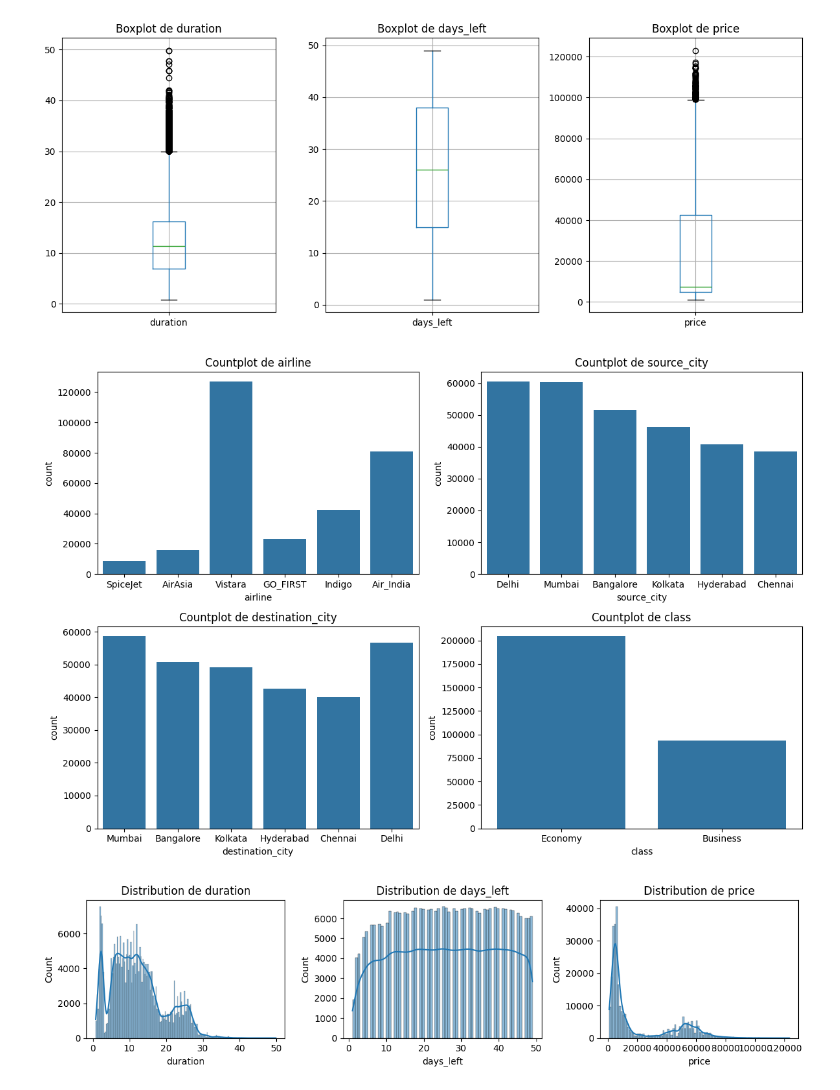
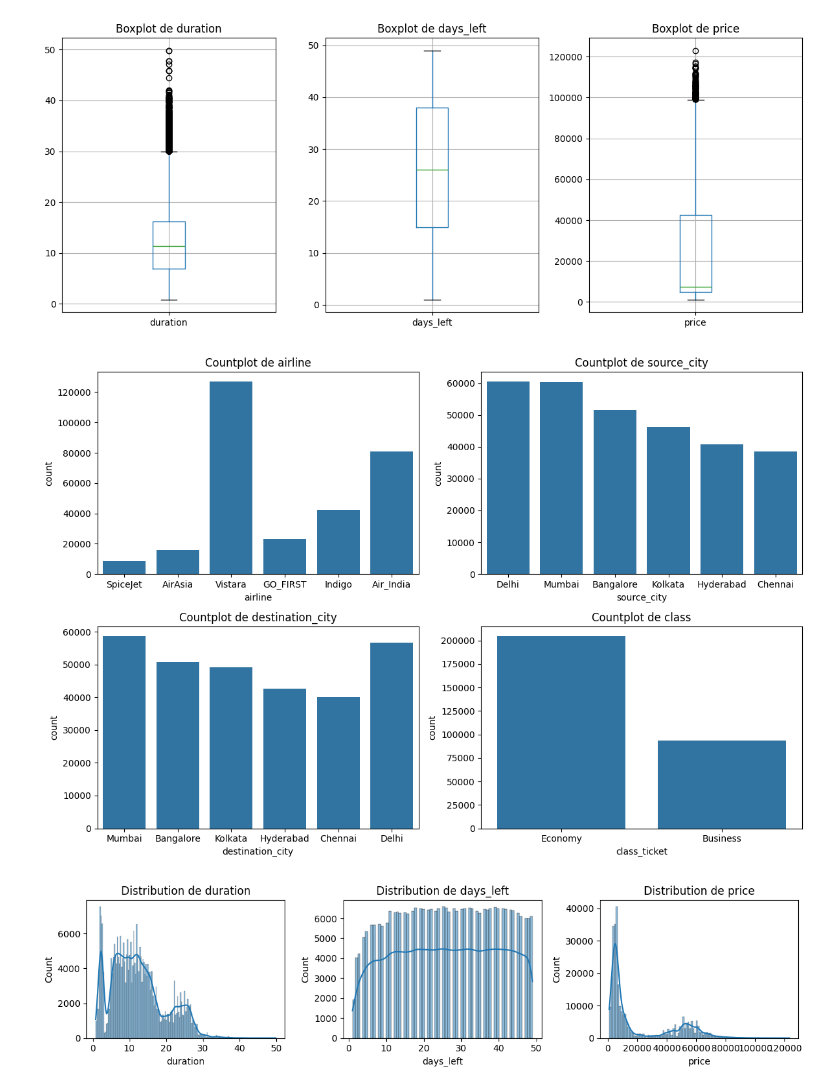
Before and after one commit to aminamedjdoub23/Tp_03_Flight, a Jupyter notebook: exam_analysis.ipynb, the cells around one changed output. Cells and saved outputs as stored; diff of their text form; code cells hidden in the pictures.

```diff
--- a/exam_analysis.ipynb
+++ b/exam_analysis.ipynb
@@ -173,17 +173,17 @@ plt.show()
 # %%
 fig, axes = plt.subplots(2, 2, figsize=(12, 8))
 sns.countplot(x=df['source_city'], ax=axes[0, 1])
 axes[0, 1].set_title('Countplot de source_city')
 sns.countplot(x=df['destination_city'], ax=axes[1, 0])
 axes[1, 0].set_title('Countplot de destination_city')
-sns.countplot(x=df['class'], ax=axes[1, 1])
+sns.countplot(x=df['class_ticket'], ax=axes[1, 1])
 axes[1, 1].set_title('Countplot de class')
 sns.countplot(x=df['airline'], ax=axes[0, 0])
 axes[0, 0].set_title('Countplot de airline')
 plt.tight_layout()
 plt.show()
 # %% [output]
-[figure, old version]
+[figure, new version]
 # %%
 df_num = df.select_dtypes(include=[np.number])
 
```
Also changed, not shown: parts of 15 cells of this notebook, 5 other files.
